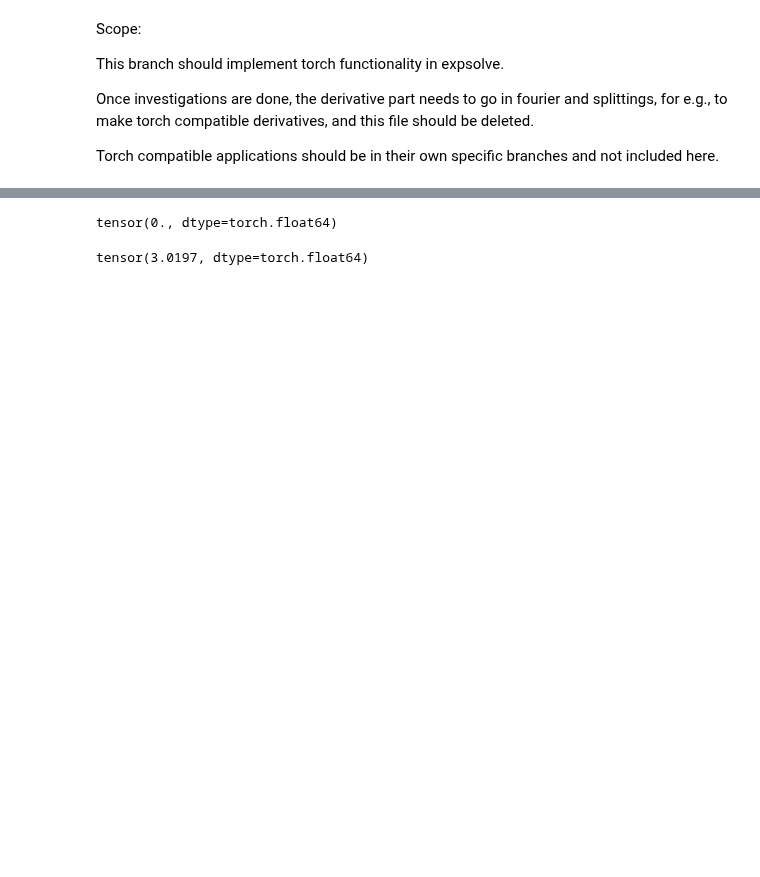
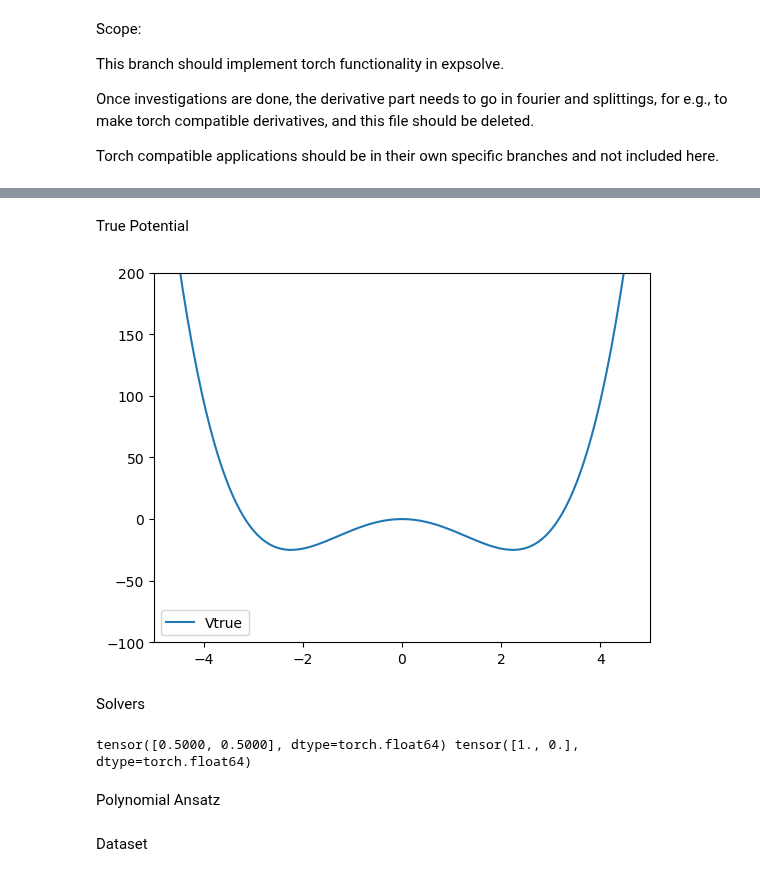
Before and after one commit to brownadder/expsolve, a Jupyter notebook: examples/fourier/torch-play.ipynb, the cells around one changed output, grey strips where cells are left out. Drawn from its saved outputs; the diff is of its cells as text; code cells hidden in the pictures; blank space fills up the shorter version.

```diff
--- a/examples/fourier/torch-play.ipynb
+++ b/examples/fourier/torch-play.ipynb
@@ -23,3 +21,0 @@ LS = ex.laplaciansymbol([n], xr)
-# %%
-x = ex.grid1d(n, [-a,a])
-u0 = exp(sin(pi * x)).type(torch.complex128)
@@ -36,8 +22,49 @@ uD = ex.diffopexp(0, 2, h*1j, u0, xr)
-# %%
-norm(uD-uL)
-# %% [output]
-tensor(0., dtype=torch.float64)
-# %%
-ex.l2norm(uD, xr)
-# %% [output]
-tensor(3.0197, dtype=torch.float64)
+# %% [markdown]
+True Potential
+# %%
+def quarticpoly(c):
+    return c[4] * (x**4) + c[3] * (x**3) + c[2] * (x**2) + c[1] * x + c[0] * torch.ones(x.size())
+# %%
+n = 400
+L = 10
+xr = [-L, L]
+x = ex.grid1d(n, xr)
+
+ctrue = torch.tensor([0., 0., -10., 0., 1.], dtype = torch.float64)
+Vtrue = quarticpoly(ctrue)
+
+plt.xlim(-5,5)
+plt.ylim(-100,200)
+
+plt.plot(x, Vtrue)
+
+plt.legend(['Vtrue'])
+plt.show()
+# %% [output]
+[figure, added]
+# %% [markdown]
+Solvers
+# %%
+T = 0.1
+N = 100
+
+eLu = lambda t, tauV, h, c, u: ex.diffopexp(0, 2, 1j*c*h, u, xr)
+eVu = lambda V: lambda t, tauL, h, c, u: exp(-1j*c*h*V)*u
+
+a = torch.tensor([0.0792036964311957, 0.353172906049774, -0.0420650803577195], dtype=torch.float64)
+b = torch.tensor([0.209515106613362, -0.143851773179818], dtype=torch.float64)
+blanesmoanalpha, blanesmoanbeta = split.symmetric(a,b)
+blanesmoanstep = lambda V: lambda t, h, u0: split.stepper(t, h, u0, eVu(V), eLu, blanesmoanalpha, blanesmoanbeta)
+
+strangalpha, strangbeta = split.symmetric([],[])
+print(strangalpha, strangbeta)
+strangstep = lambda V: lambda t, h, u0: split.stepper(t, h, u0, eVu(V), eLu, strangalpha, strangbeta)
+
+
+solver = lambda V, u: es.evolve(u, es.timegrid(T, N), strangstep(V) )[0]
+# %% [output]
+tensor([0.5000, 0.5000], dtype=torch.float64) tensor([1., 0.], dtype=torch.float64)
+# %% [markdown]
+Polynomial Ansatz
+# %% [markdown]
+Dataset
```
Also changed, not shown: parts of 19 cells of this notebook.
